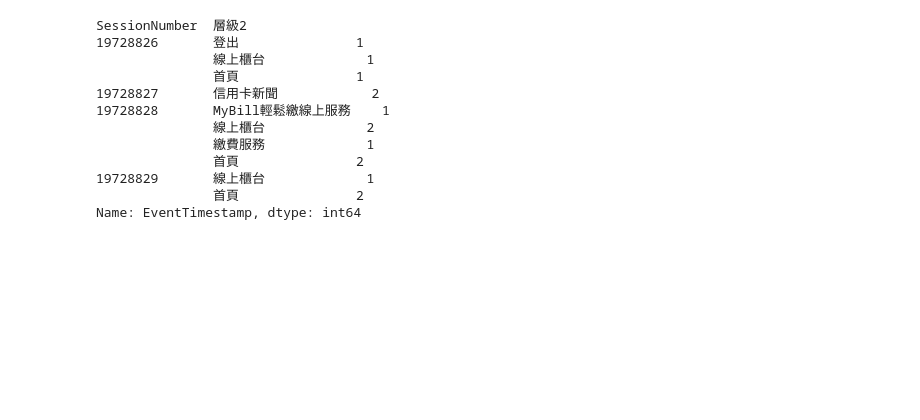
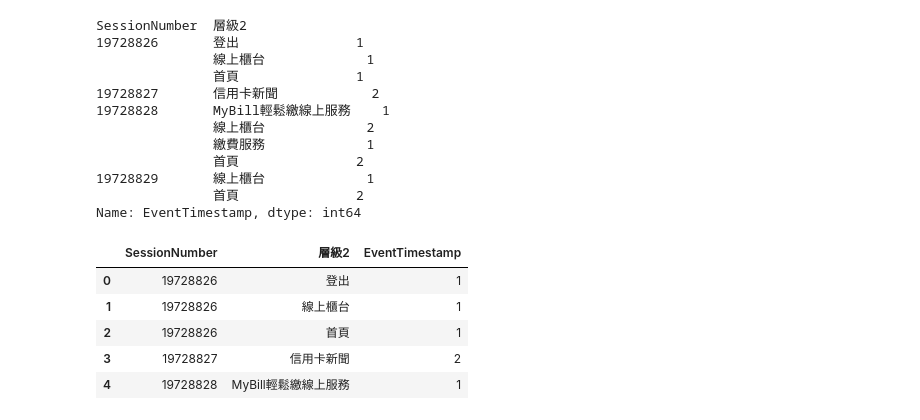
Before and after one commit to ywchiu/cathaybkpython, a Jupyter notebook: 20160922Tutorial.ipynb, the cells around one changed output. Saved outputs shown, nothing was run; the diff lists cells and outputs as text; code cells hidden in the pictures; blank space fills up the shorter version.

```diff
--- a/20160922Tutorial.ipynb
+++ b/20160922Tutorial.ipynb
@@ -293,0 +298,9 @@ Name: EventTimestamp, dtype: int64
+# %%
+visitor_pageview_tag_grp.head()
+# %% [output]
+|  | SessionNumber | 層級2 | EventTimestamp |
+| 0 | 19728826 | 登出 | 1 |
+| 1 | 19728826 | 線上櫃台 | 1 |
+| 2 | 19728826 | 首頁 | 1 |
+| 3 | 19728827 | 信用卡新聞 | 2 |
+| 4 | 19728828 | MyBill輕鬆繳線上服務 | 1 |
```
Also changed, not shown: parts of 26 cells of this notebook.
